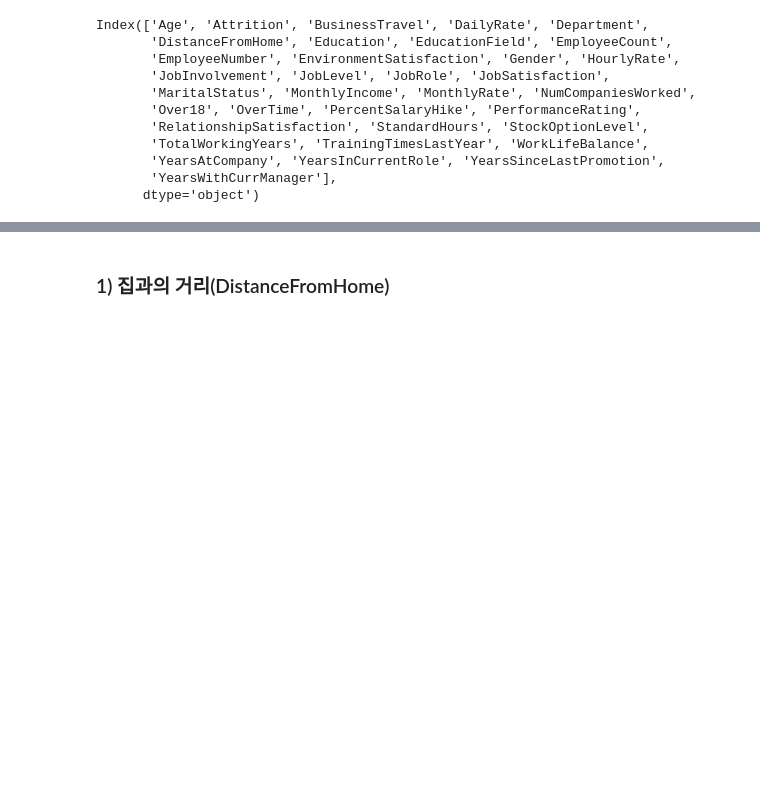
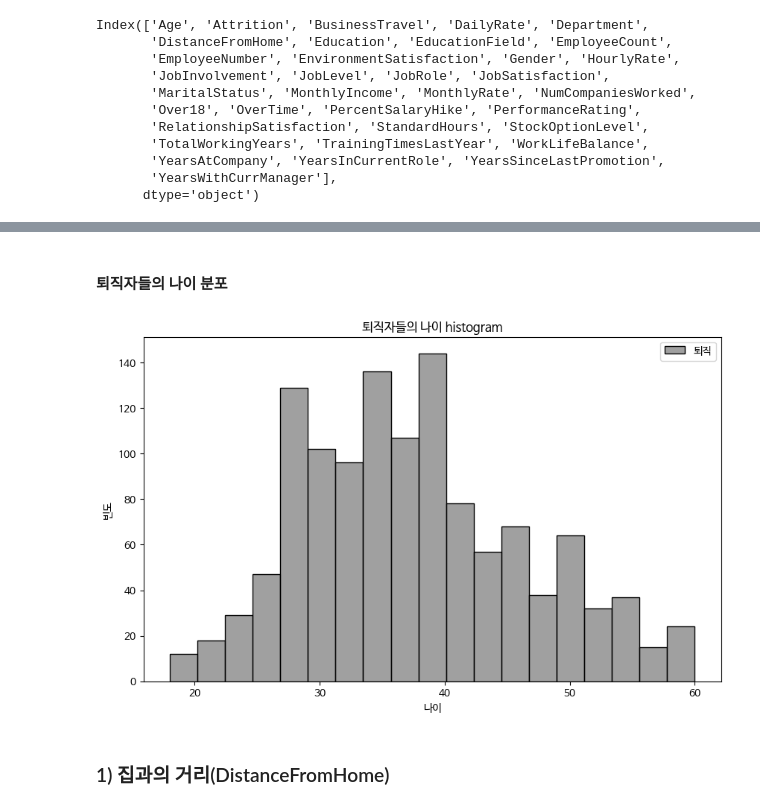
Before and after one commit to airborne3586/Data_Analysis_EX_PORT, a Jupyter notebook: HR_2차_과제_퇴직_촉발_요인_발굴.ipynb, the cells around one changed output, grey strips where cells are left out. Cells and saved outputs as stored; diff of their text form; code cells hidden in the pictures; blank space fills up the shorter version.

```diff
--- a/HR_2차_과제_퇴직_촉발_요인_발굴.ipynb
+++ b/HR_2차_과제_퇴직_촉발_요인_발굴.ipynb
@@ -63,3 +103,25 @@ Index(['Age', 'Attrition', 'BusinessTravel', 'DailyRate', 'Department',
+# %% [markdown]
+#### 퇴직자들의 나이 분포
+# %%
+
+# 퇴직 여부에 따라 데이터 분류
+attrition_yes = df[df['Attrition'] == 'Yes']
+attrition_no = df[df['Attrition'] == 'No']
+
+# 퇴직 여부에 따른 히스토그램 그리기
+plt.figure(figsize=(10, 6))
+plt.rc('font', family='NanumBarunGothic')
+
+sns.histplot(data=attrition_no, x='Age', color='grey', label='퇴직')
+
+
+plt.xlabel('나이')
+plt.ylabel('빈도')
+plt.title('퇴직자들의 나이 histogram')
+plt.legend()
+plt.show()
+# %% [output]
+[figure, added]
 # %% [markdown]
 ### 1) 집과의 거리(DistanceFromHome)
 # %% [markdown]
```
Also changed, not shown: parts of 55 cells of this notebook.
